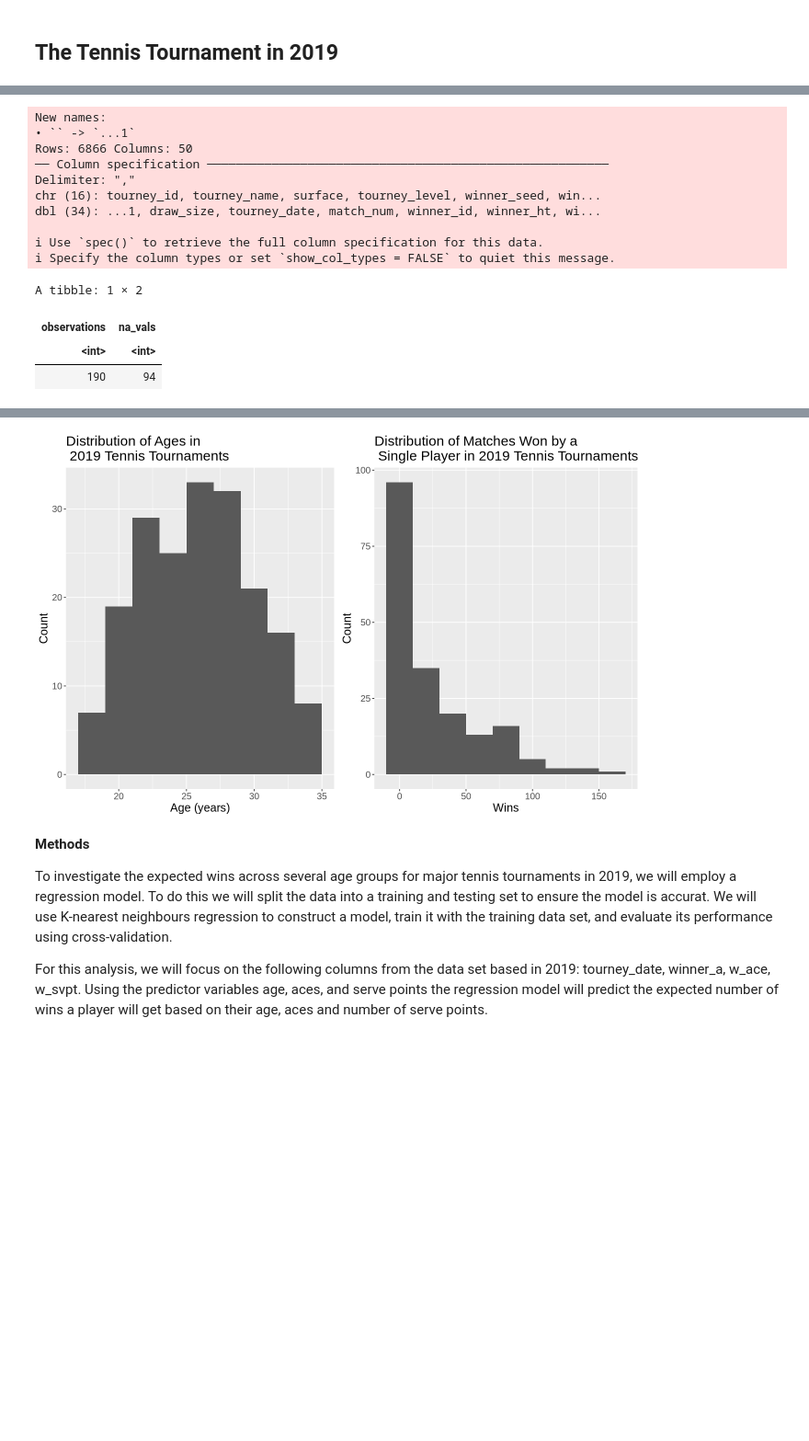
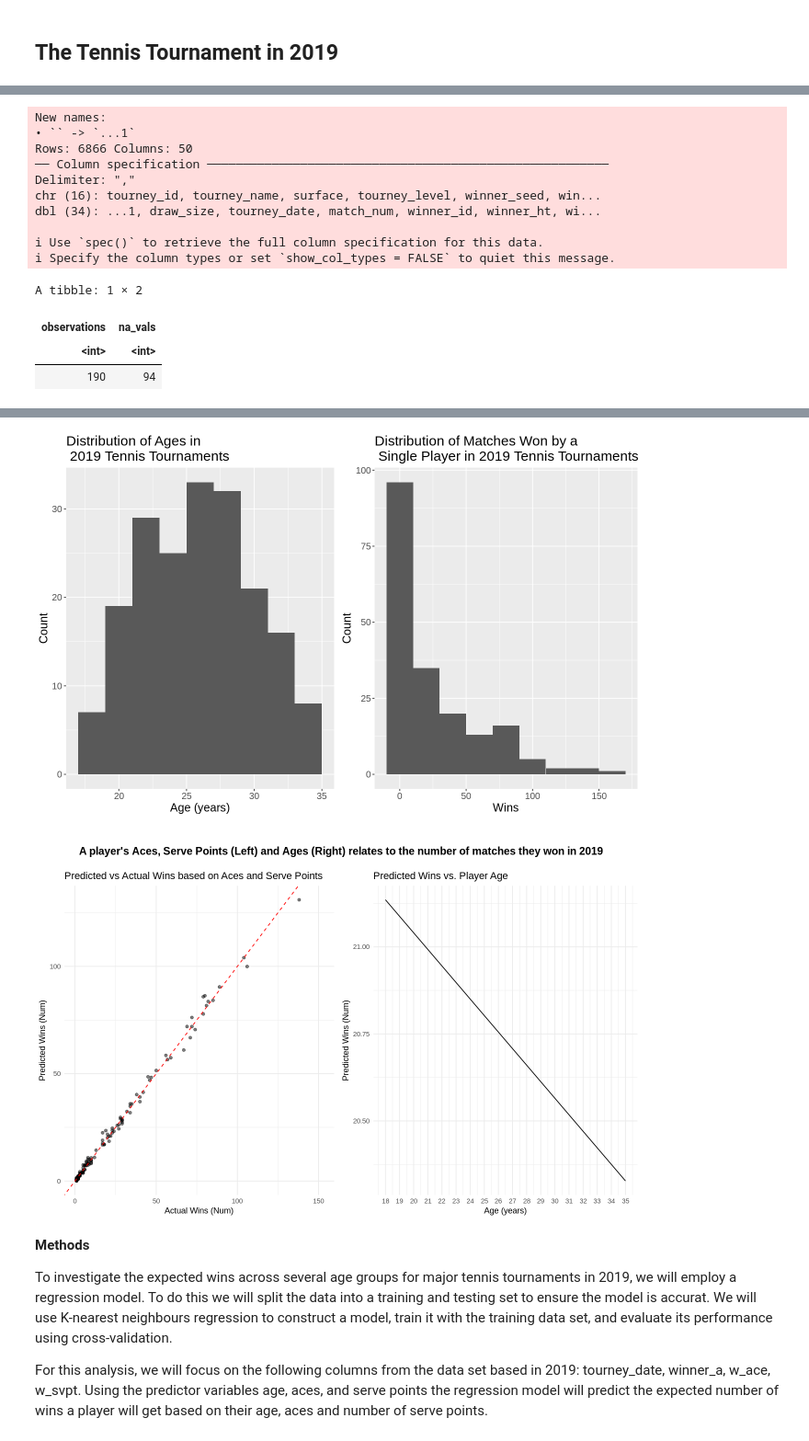
Before and after one commit to Wjolff/dsci-100-project-group20, a Jupyter notebook: group_project_proposal.ipynb, the cells around one changed output, grey strips where cells are left out. Shown at 92% size. Cells and saved outputs as stored; diff of their text form; code cells hidden in the pictures; blank space fills up the shorter version.

Commit message:
Adding analyzing code
used linear regression

```diff
--- a/group_project_proposal.ipynb
+++ b/group_project_proposal.ipynb
@@ -71,6 +71,103 @@ win_hist <- ggplot(atp_training, aes(x = wins)) +
      title = "Distribution of Matches Won by a \n Single Player in 2019 Tennis Tournaments") +
     theme(text = element_text(size = 15))
 plot_grid(age_hist, win_hist, ncol = 2)
+
+# Define the model specification for linear regression
+linear_reg_spec <- linear_reg() |>
+  set_engine("lm") |>
+  set_mode("regression")
+
+# Define the formula for the model
+formula <- wins ~ age + aces + serve_points
+
+# Fit the linear regression model
+linear_reg_fit <- linear_reg_spec |>
+  fit(formula, data = atp_training)
+
+# Predict on the training data
+predictions <- predict(linear_reg_fit, new_data = atp_training) |>
+  bind_cols(atp_training) |>
+  rename(predicted_wins = .pred)
+
+#------Note! This is for method and result people------------
+
+#Extract out cofficients out (ages, serve points, aces)
+model_coefficients <- summary(linear_reg_fit$fit)$coefficients
+model_coefficients
+# Here's a note for method people:
+# For age esimate you saw in the small table below:
+# A negative coefficient would indicate that an increase in age is associated with fewer wins.
+# Similar works for aces estimate and sever points estimate:
+# A positive value means that more aces results in an increase in the number of wins.
+# for serve points, positive means winning more serve points is good for the number of matches won,
+# they can work in another way around means if it's negative then means more ... (aces, serve points) is actually not good in ...(wins)
+#you can delete this part after
+#--------------------------------------------------------------
+
+# Actual vs Predicted Wins Visualization
+wins_comparsion_plot <- ggplot(predictions, aes(x = wins, y = predicted_wins)) +
+                        geom_point(alpha = 0.5) +
+                        geom_abline(slope = 1, intercept = 0, col = "red", linetype = "dashed") +
+                        labs(x = "Actual Wins (Num)", y = "Predicted Wins (Num)",
+                        title = "Predicted vs Actual Wins based on Aces and Serve Points") +
+                        theme_minimal()
+
+#------Another Note for the above visualization--------
+# This visualization *wins_comparsion_plot* is for the predictive wins made by the linear regression model
+# this is the relation between the actual wins of players and the prediction of the wins
+# Why is this form? Because i have tried a lot of variants and the aces and serve points did
+# not actually contribute that much in the win rates, so i've decided to merge them into one
+# graph of the prediction of the wins.
+
+# Each POINT on the graph represents an individual player.
+# The x is the number of matches the player actually won in 2019,
+# and the y is the number of matches the regression model predicts
+# they should have won based on their age, aces, and serve points.
+
+# For the RED DASHED LINE: This is the line of perfect prediction.
+# If every point fell on this line, it would mean that the model's predictions were exactly accurate (which is not)
+# I used dashed line because it would make the graph easier to look
+
+# For Points' Distribution: how the points spread around the red dashed line indicates the model's accuracy.
+# Points close to the line suggest accurate predictions, while points far from the line means just less accurate.
+#you can delete this note after
+#---------Note Ends here---------------------------------
+
+# Analysis to visualize how age affects wins
+# Calculate average aces and serve points for use in predictions
+avg_aces <- mean(atp_training$aces, na.rm = TRUE)
+avg_serve_points <- mean(atp_training$serve_points, na.rm = TRUE)
+
+# Generate a new data frame for prediction across a range of ages
+age_range <- data.frame(age = seq(min(atp_training$age, na.rm = TRUE),
+                                  max(atp_training$age, na.rm = TRUE),
+                                  length.out = 100),
+                        aces = avg_aces,
+                        serve_points = avg_serve_points)
+
+# Predict wins using the model across the age range
+age_predictions <- predict(linear_reg_fit, new_data = age_range) |>
+  bind_cols(age_range) |>
+  rename(predicted_wins = .pred)
+
+# Plot age against predicted wins
+ages_plot <- ggplot(age_predictions, aes(x = age, y = predicted_wins)) +
+                              geom_line() +
+                              scale_x_continuous(breaks = seq(from = floor(min(age_predictions$age)),
+                                  to = ceiling(max(age_predictions$age)),
+                                  by = 1)) +
+                              labs(x = "Age (years)", y = "Predicted Wins (Num)",
+                              title = "Predicted Wins vs. Player Age") +
+                              theme_minimal()
+
+# Add an overall title
+combined_plot <- plot_grid(wins_comparsion_plot, ages_plot, ncol = 2)
+overall_title <- ggdraw() +
+  draw_label("A player's Aces, Serve Points (Left) and Ages (Right) relates to the number of matches they won in 2019",
+             fontface = 'bold', x = 0.5, hjust = 0.5) +
+  theme(plot.margin = margin(0, 0, 0, 7))
+final_plot <- plot_grid(overall_title, combined_plot, ncol = 1, rel_heights = c(0.1, 1))
+final_plot
 # %% [output]
 New names:
 • `` -> `...1`
@@ -89,4 +195,5 @@ A tibble: 1 × 2
 [figure]
+[figure, added]
 # %% [markdown]
 **Methods**
 
```
Also changed, not shown: parts of 2 cells of this notebook.
